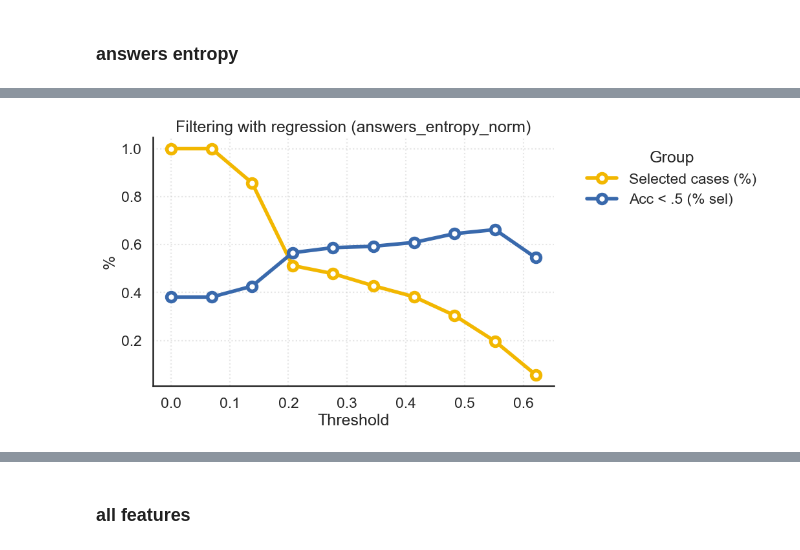
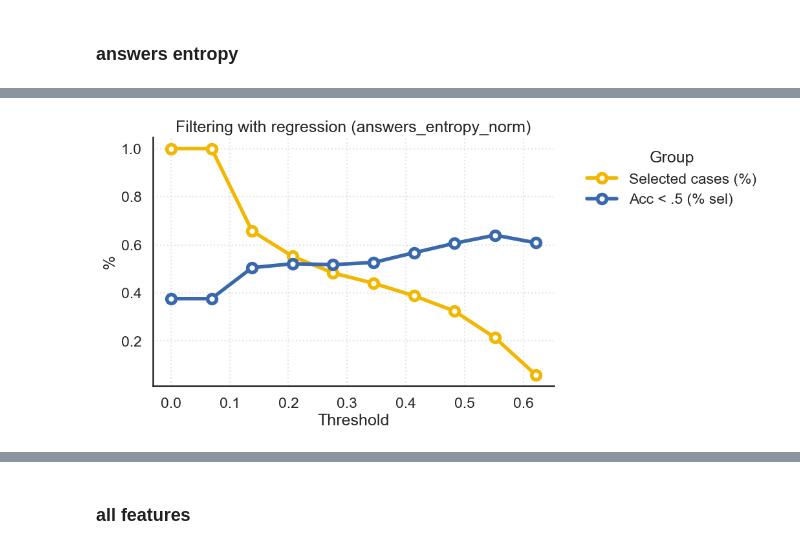
Before and after one commit to carloalbertobono/llm-uncertainty, a Jupyter notebook: tablellama-regressor.ipynb, the cells around one changed output, grey strips where cells are left out. Cells and saved outputs as stored; diff of their text form; code cells hidden in the pictures.

```diff
--- a/tablellama-regressor.ipynb
+++ b/tablellama-regressor.ipynb
@@ -84,6 +84,6 @@ Wall time: 15.6 s
 # %%
 # beginning of generation
-N = 5
+N = 10
 
 selected_features = ['true_ent', 'maxp']
 
@@ -97,5 +97,5 @@ ds.columns = ['_'.join([str(c) for c in col]).strip() for col in ds.columns.valu
 ds = ds.rename(columns={'run_': 'run', 'pid_': 'pid'})
 ds = ds.merge(truth, on=['run', 'pid'])
 # %%
-target = 'pe_rao_trans_l' # 'pe_rao_trans_s' # 'answers_entropy_norm'
+target = 'pe_rao_trans_s_norm' # 'pe_rao_trans_s' # 'answers_entropy_norm'
 ds = ds.merge(aggrodue[['pid', target, 'correct_mean']], on='pid')
@@ -108,7 +129,8 @@ ds.correct.value_counts()
 ds = ds.drop_duplicates(ds.columns[1:-3])
 # %%
 y = ds[target].round(2)
-correct_mean = ds.correct_mean > 0.5
+correct_mean_thr = ds.correct_mean > .5
+correct_mean = ds.correct_mean
 pids = ds.pid
 X = ds.drop(columns=['run', 'pid', 'correct', 'hallucinated', target, 'correct_mean'])
 # %%
@@ -250,7 +338,8 @@ ds = ds.merge(aggrodue[['pid', target, 'correct_mean']], on='pid')
 ds = ds.drop_duplicates(ds.columns[1:-3])
 
 y = ds[target].round(2)
-correct_mean = ds.correct_mean > 0.5
+correct_mean_thr = ds.correct_mean > .5
+correct_mean = ds.correct_mean
 pids = ds.pid
 X = ds.drop(columns=['run', 'pid', 'correct', 'hallucinated', target, 'correct_mean'])
 
@@ -300,7 +394,7 @@ plt.show()
 # %%
 thresholds = np.linspace(y_res.min(), y_res.max(), 10, endpoint=False)
 cases_rel = [(pred > thr).sum() / pred.shape[0] for thr in thresholds]
-unsure_count = [(~correct_mean[pred>thr]).sum() / (pred>thr).sum() for thr in thresholds]
+unsure_count = [(~correct_mean_thr[pred>thr]).sum() / (pred>thr).sum() for thr in thresholds]
 
 sns.set_context("talk")
 sns.set_style("white")
@@ -313,34 +407,34 @@ palette = Bold_10.mpl_colors
 plt.figure(figsize=(8, 5))
 ax = sns.lineplot(x=thresholds, y=cases_rel, label="Selected cases (%)", marker="o", color=palette[3], linewidth=10, linestyle='-')
 
 ax = sns.lineplot(x=thresholds, y=unsure_count, label="Acc < .5 (% sel)", marker="o", color=palette[2], linewidth=10, linestyle='-')
 
 for line in ax.lines:
     line.set_marker("o")
     line.set_markersize(10)
     line.set_markerfacecolor("white")
     line.set_markeredgewidth(4)
     line.set_linewidth(4)
 
 ax.lines[0].set_markeredgecolor(palette[3])
 ax.lines[1].set_markeredgecolor(palette[2])
 
 # Labels and title
 plt.xlabel("Threshold")
 plt.ylabel("%")
 plt.title(f"Filtering with regression ({target})")
 plt.legend()
 plt.grid(True)
 
 plt.grid(True, linestyle="dotted", alpha=0.5)
 plt.legend(title="Group", bbox_to_anchor=(1.05, 1), loc="upper left", frameon=False)
 sns.despine()
 
 
 # Show the plot
 plt.show()
 # %% [output]
-[figure, old version]
+[figure, new version]
 # %%
 met = assessme(y_res.values, pred)
 met
```
Also changed, not shown: parts of 63 cells of this notebook, 12 other files.
